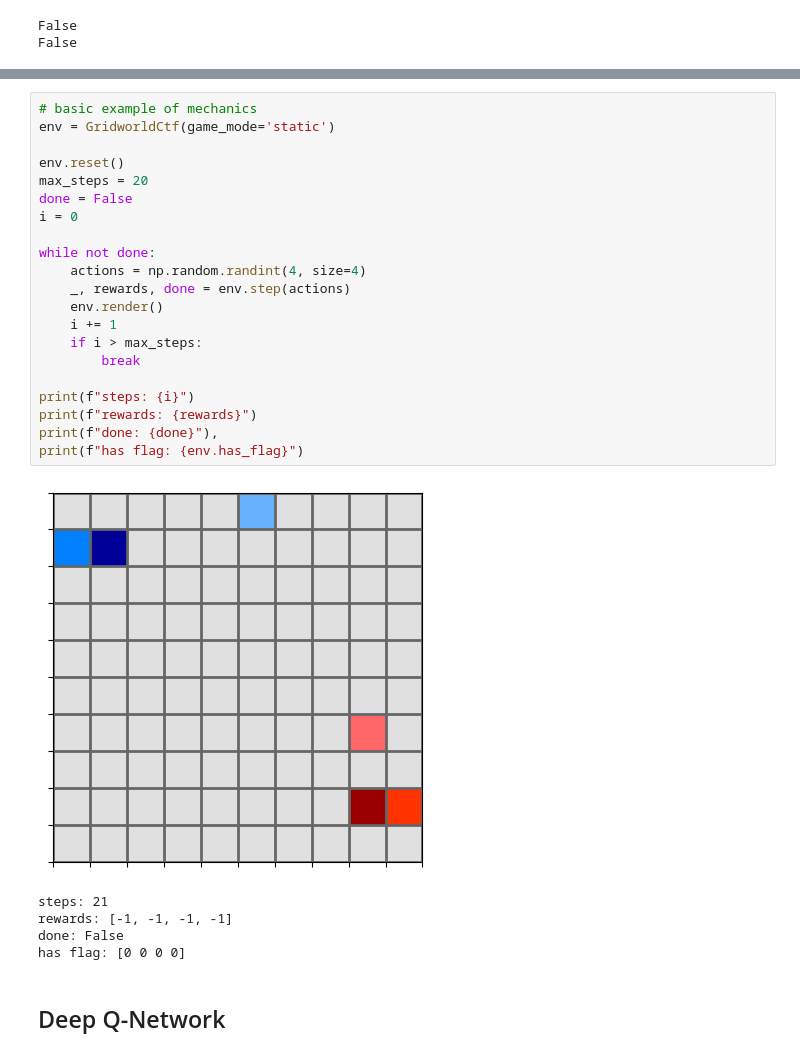
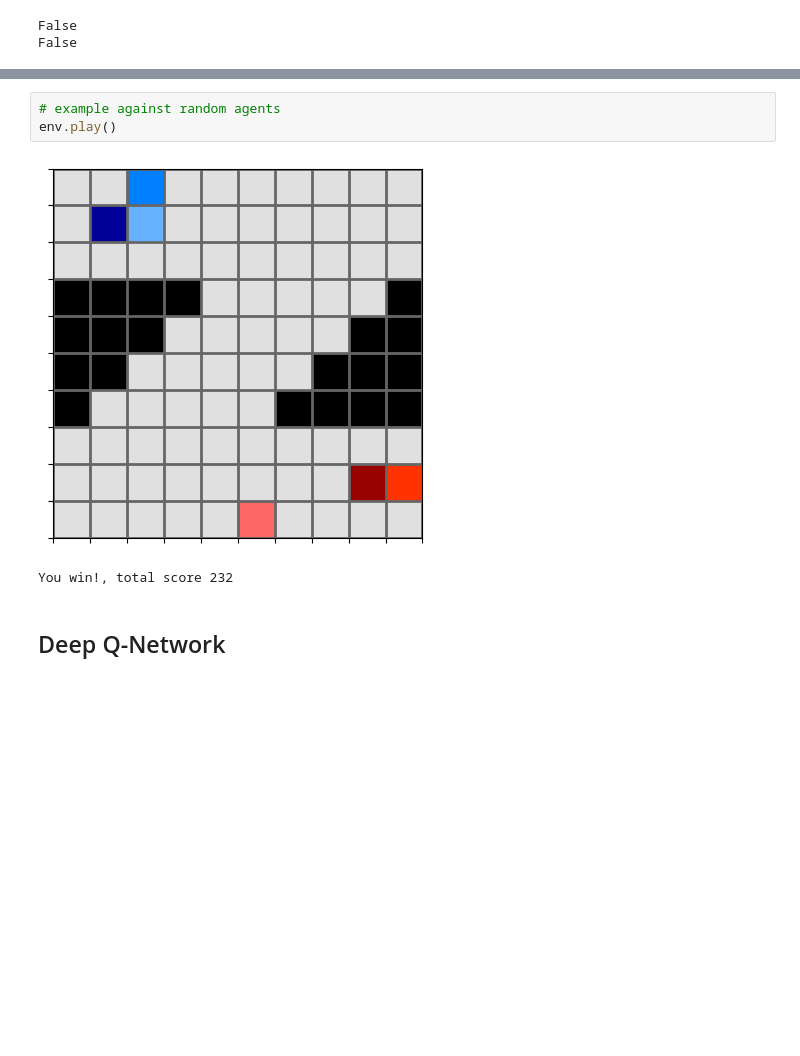
Before and after one commit to g-nightingale/marl-ctf-development, a Jupyter notebook: mvp_environment/mvp_env.ipynb, the cells around one changed output, grey strips where cells are left out. Cells and saved outputs as stored; diff of their text form; blank space fills up the shorter version.

Commit message:
Add play method

```diff
--- a/mvp_environment/mvp_env.ipynb
+++ b/mvp_environment/mvp_env.ipynb
@@ -31,30 +31,9 @@ env.render()
-# %%
-# basic example of mechanics
-env = GridworldCtf(game_mode='static')
-
-env.reset()
-max_steps = 20
-done = False
-i = 0
-
-while not done:
-    actions = np.random.randint(4, size=4)
-    _, rewards, done = env.step(actions)
-    env.render()
-    i += 1
-    if i > max_steps:
-        break
-
-print(f"steps: {i}")
-print(f"rewards: {rewards}")
-print(f"done: {done}"),
-print(f"has flag: {env.has_flag}")
-# %% [output]
-[figure, removed]
-steps: 21
-rewards: [-1, -1, -1, -1]
-done: False
-has flag: [0 0 0 0]
+# %%
+# example against random agents
+env.play()
+# %% [output]
+[figure, added]
+You win!, total score 232
 # %% [markdown]
 ## Deep Q-Network
 # %% [markdown]
```
Also changed, not shown: parts of 5 cells of this notebook, 1 other file.
